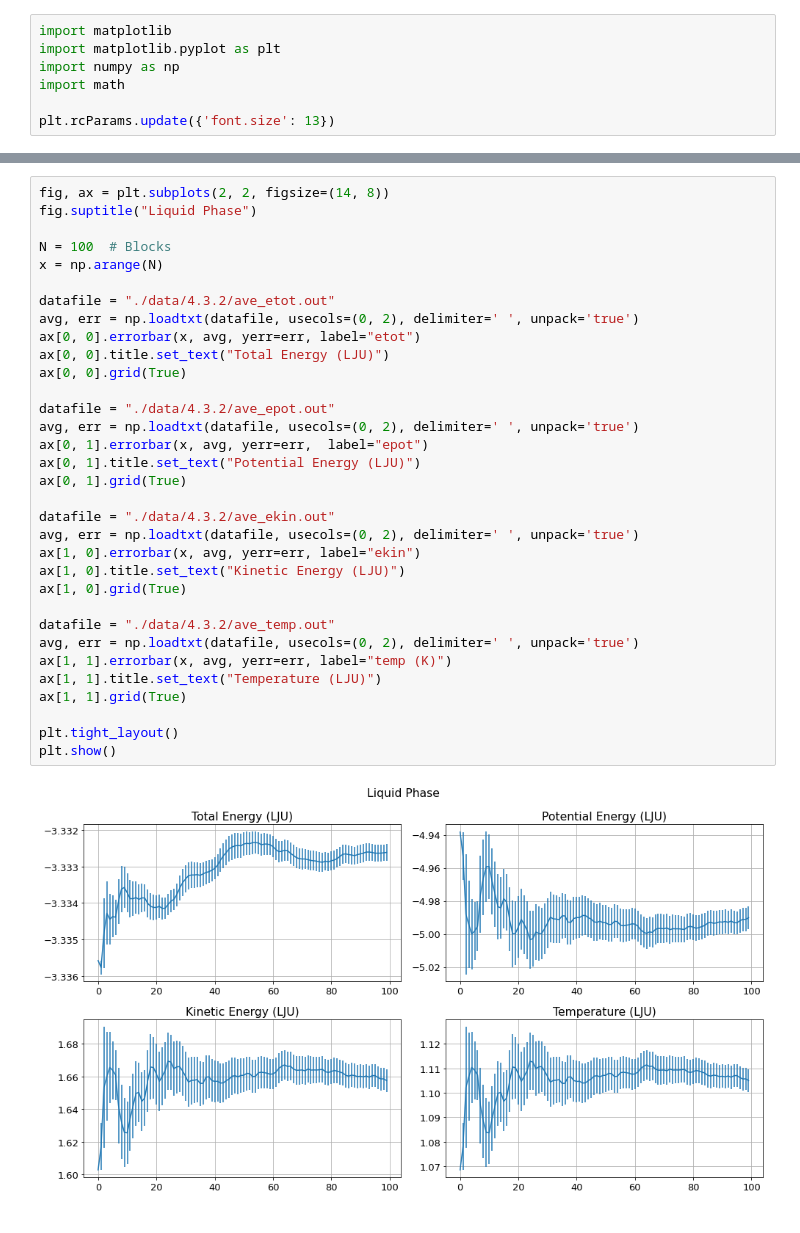
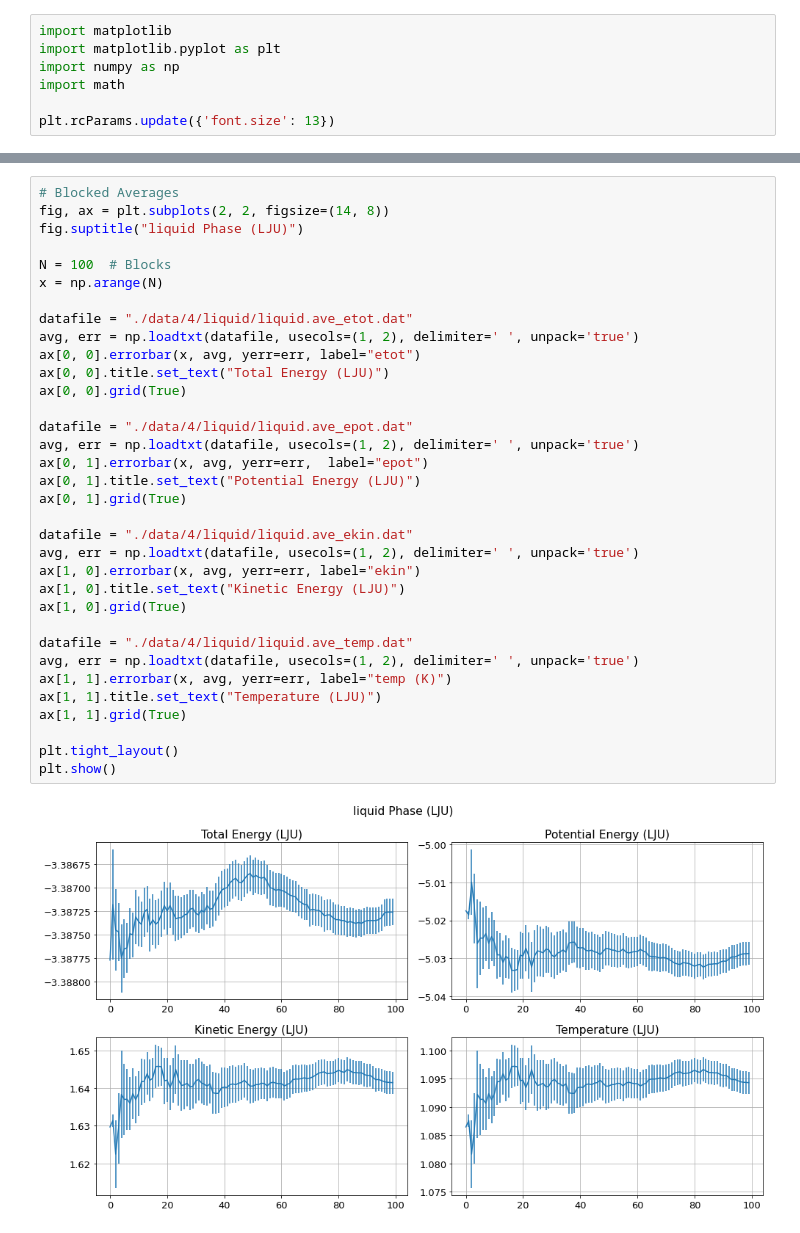
Before and after one commit to edoardodraetta/lsn_esercizi, a Jupyter notebook: Esercizio_4.ipynb, the cells around one changed output, grey strips where cells are left out. Drawn from its saved outputs; the diff is of its cells as text.

```diff
--- a/Esercizio_4.ipynb
+++ b/Esercizio_4.ipynb
@@ -56,35 +148,36 @@ La seconda modificazione comporta di dover implementare una media a blocchi dell
 # %%
+# Blocked Averages
 fig, ax = plt.subplots(2, 2, figsize=(14, 8))
-fig.suptitle("Liquid Phase")
+fig.suptitle("liquid Phase (LJU)")
 
 N = 100  # Blocks
 x = np.arange(N)
 
-datafile = "./data/4.3.2/ave_etot.out"
-avg, err = np.loadtxt(datafile, usecols=(0, 2), delimiter=' ', unpack='true')
+datafile = "./data/4/liquid/liquid.ave_etot.dat"
+avg, err = np.loadtxt(datafile, usecols=(1, 2), delimiter=' ', unpack='true')
 ax[0, 0].errorbar(x, avg, yerr=err, label="etot")
 ax[0, 0].title.set_text("Total Energy (LJU)")
 ax[0, 0].grid(True)
 
-datafile = "./data/4.3.2/ave_epot.out"
-avg, err = np.loadtxt(datafile, usecols=(0, 2), delimiter=' ', unpack='true')
+datafile = "./data/4/liquid/liquid.ave_epot.dat"
+avg, err = np.loadtxt(datafile, usecols=(1, 2), delimiter=' ', unpack='true')
 ax[0, 1].errorbar(x, avg, yerr=err,  label="epot")
 ax[0, 1].title.set_text("Potential Energy (LJU)")
 ax[0, 1].grid(True)
 
-datafile = "./data/4.3.2/ave_ekin.out"
-avg, err = np.loadtxt(datafile, usecols=(0, 2), delimiter=' ', unpack='true')
+datafile = "./data/4/liquid/liquid.ave_ekin.dat"
+avg, err = np.loadtxt(datafile, usecols=(1, 2), delimiter=' ', unpack='true')
 ax[1, 0].errorbar(x, avg, yerr=err, label="ekin")
 ax[1, 0].title.set_text("Kinetic Energy (LJU)")
 ax[1, 0].grid(True)
 
-datafile = "./data/4.3.2/ave_temp.out"
-avg, err = np.loadtxt(datafile, usecols=(0, 2), delimiter=' ', unpack='true')
+datafile = "./data/4/liquid/liquid.ave_temp.dat"
+avg, err = np.loadtxt(datafile, usecols=(1, 2), delimiter=' ', unpack='true')
 ax[1, 1].errorbar(x, avg, yerr=err, label="temp (K)")
 ax[1, 1].title.set_text("Temperature (LJU)")
 ax[1, 1].grid(True)
 
 plt.tight_layout()
 plt.show()
 # %% [output]
-[figure, old version]
+[figure, new version]
```
Also changed, not shown: parts of 13 cells of this notebook, 15 other files.
